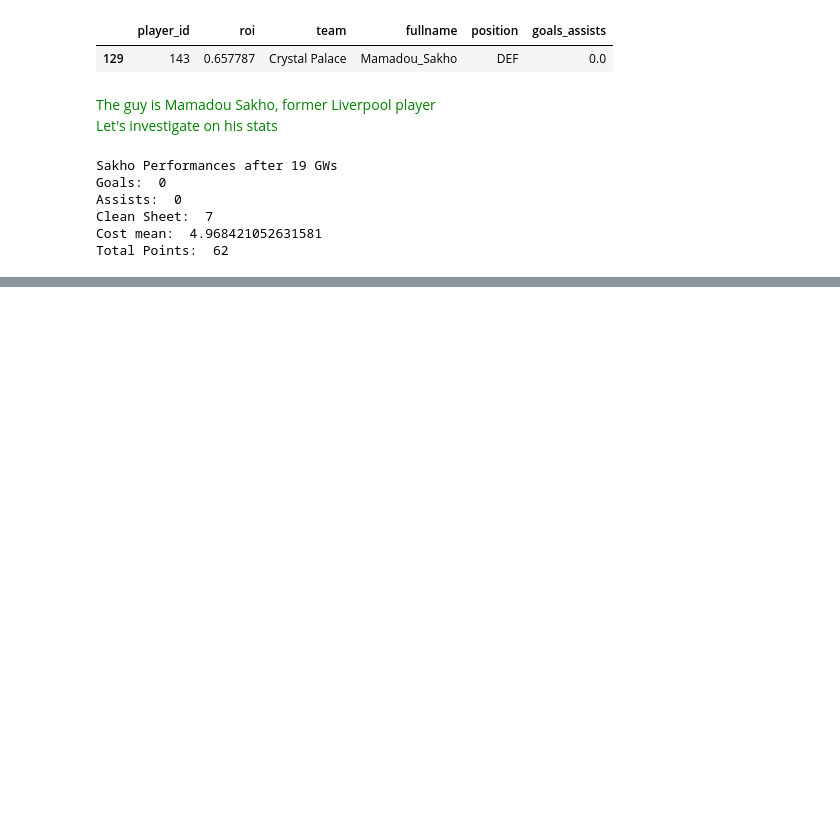
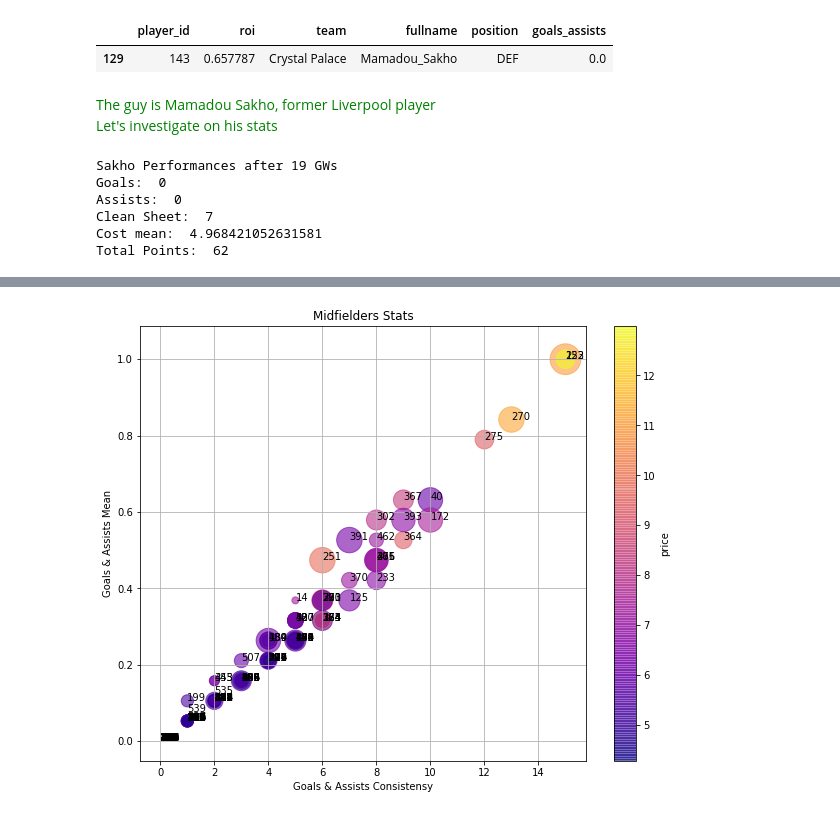
Before and after one commit to joei1994/ML-Projects, a Jupyter notebook: mini-projects/moneyteam/players_eda.ipynb, the cells around one changed output, grey strips where cells are left out. Drawn from its saved outputs; the diff is of its cells as text; code cells hidden in the pictures; blank space fills up the shorter version.

```diff
--- a/mini-projects/moneyteam/players_eda.ipynb
+++ b/mini-projects/moneyteam/players_eda.ipynb
@@ -393,0 +358,36 @@ plt.show()
+# %%
+midfielderids = list(cleaned_players.loc[cleaned_players['element_type'] == 3, 'player_id'])
+midfielders = players.loc[[ player_id in midfielderids for player_id in players['player_id']], :]
+
+mid_stats_by_player_id = midfielders.groupby('player_id', as_index=False).agg({
+    'points': base_aggregations,
+    'bonus' : base_aggregations,
+    'goals_scored': base_aggregations + [consistency, chisquare_score],
+    'assists': base_aggregations + [consistency, chisquare_score],
+    'roi' : np.mean,
+    'value' : np.mean,
+    'target_missed' : np.sum,
+    'dribbles' : np.sum,
+    'minutes' : base_aggregations,
+    'penalties_missed' : np.sum
+})
+
+plt.figure(figsize=(10, 8))
+
+x = mid_stats_by_player_id['goals_scored']['consistency'] + mid_stats_by_player_id['assists']['consistency']
+y = mid_stats_by_player_id['goals_scored']['mean'] +  mid_stats_by_player_id['assists']['mean']
+colors = mid_stats_by_player_id['value']['mean']
+sizes = mid_stats_by_player_id['bonus']['sum']
+
+plt.scatter(x, y, c=colors, cmap='plasma', s=sizes * 50, alpha=0.6)
+cbar = plt.colorbar()
+plt.xlabel("Goals & Assists Consistensy")
+plt.ylabel("Goals & Assists Mean")
+cbar.ax.set_ylabel("price")
+plt.grid(True)
+plt.title("Midfielders Stats")
+for index, row in mid_stats_by_player_id.iterrows():
+    plt.gca().annotate(str(int(row['player_id'])), (x[index], y[index]))
+plt.show()
+# %% [output]
+[figure, added]
```
Also changed, not shown: parts of 6 cells of this notebook.
